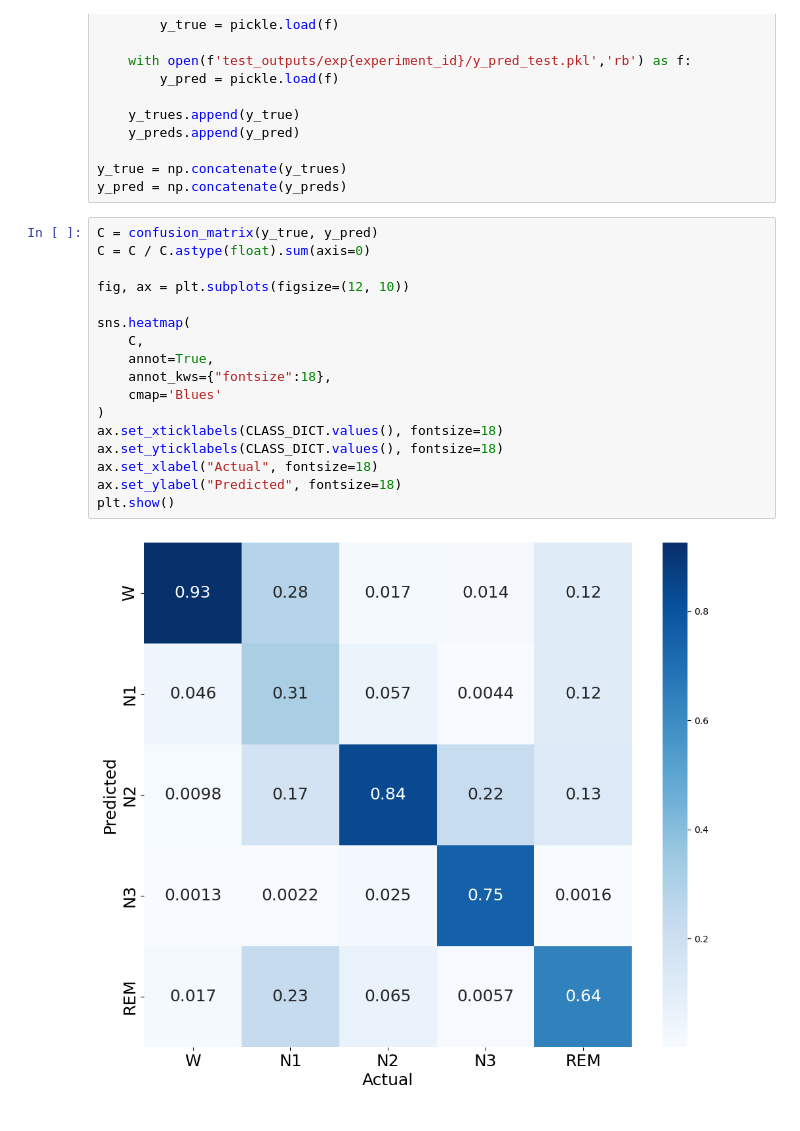
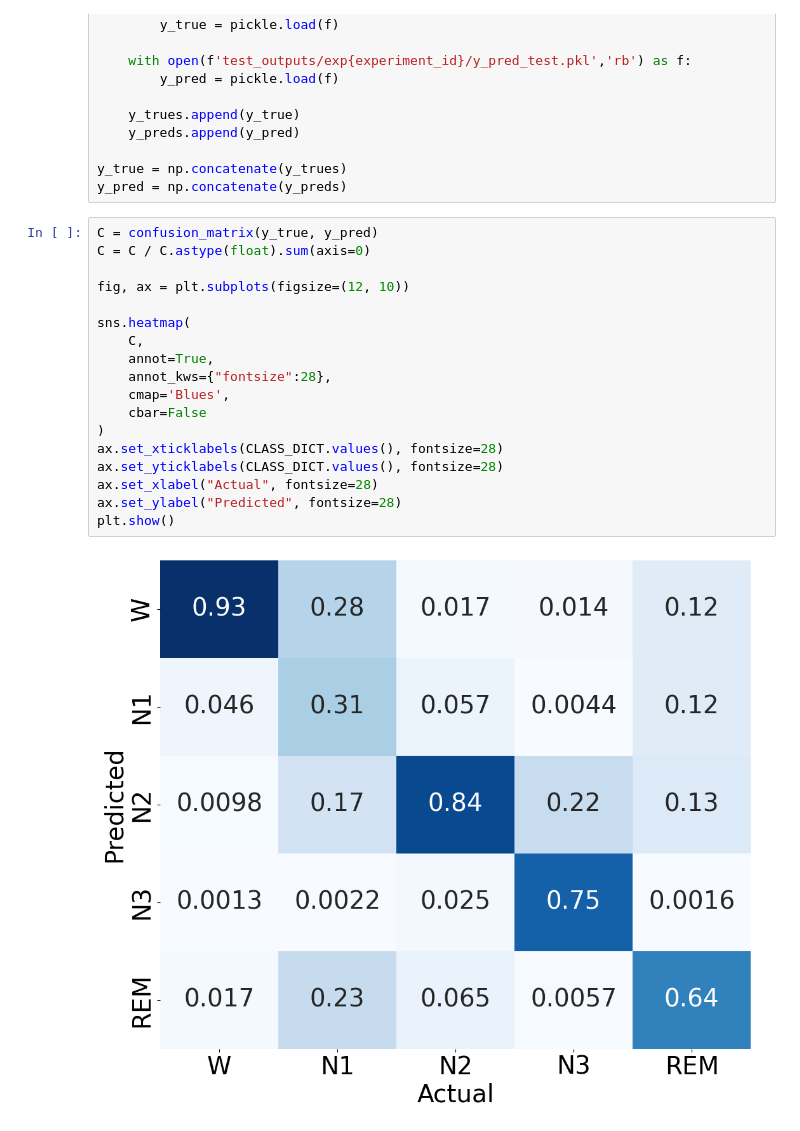
Before and after one commit to BrentonAD/EEG-SESM, a Jupyter notebook: SESM/test_sesm_performance.ipynb, the cells around one changed output. Drawn from its saved outputs; the diff is of its cells as text.

```diff
--- a/SESM/test_sesm_performance.ipynb
+++ b/SESM/test_sesm_performance.ipynb
@@ -548,19 +548,20 @@ y_pred = np.concatenate(y_preds)
 # %%
 C = confusion_matrix(y_true, y_pred)
 C = C / C.astype(float).sum(axis=0)
 
 fig, ax = plt.subplots(figsize=(12, 10))
 
 sns.heatmap(
     C,
     annot=True,
-    annot_kws={"fontsize":18},
-    cmap='Blues'
+    annot_kws={"fontsize":28},
+    cmap='Blues',
+    cbar=False
 )
-ax.set_xticklabels(CLASS_DICT.values(), fontsize=18)
-ax.set_yticklabels(CLASS_DICT.values(), fontsize=18)
-ax.set_xlabel("Actual", fontsize=18)
-ax.set_ylabel("Predicted", fontsize=18)
+ax.set_xticklabels(CLASS_DICT.values(), fontsize=28)
+ax.set_yticklabels(CLASS_DICT.values(), fontsize=28)
+ax.set_xlabel("Actual", fontsize=28)
+ax.set_ylabel("Predicted", fontsize=28)
 plt.show()
 # %% [output]
-[figure, old version]
+[figure, new version]
```
Also changed, not shown: parts of 1 cell of this notebook, 2 other files.
